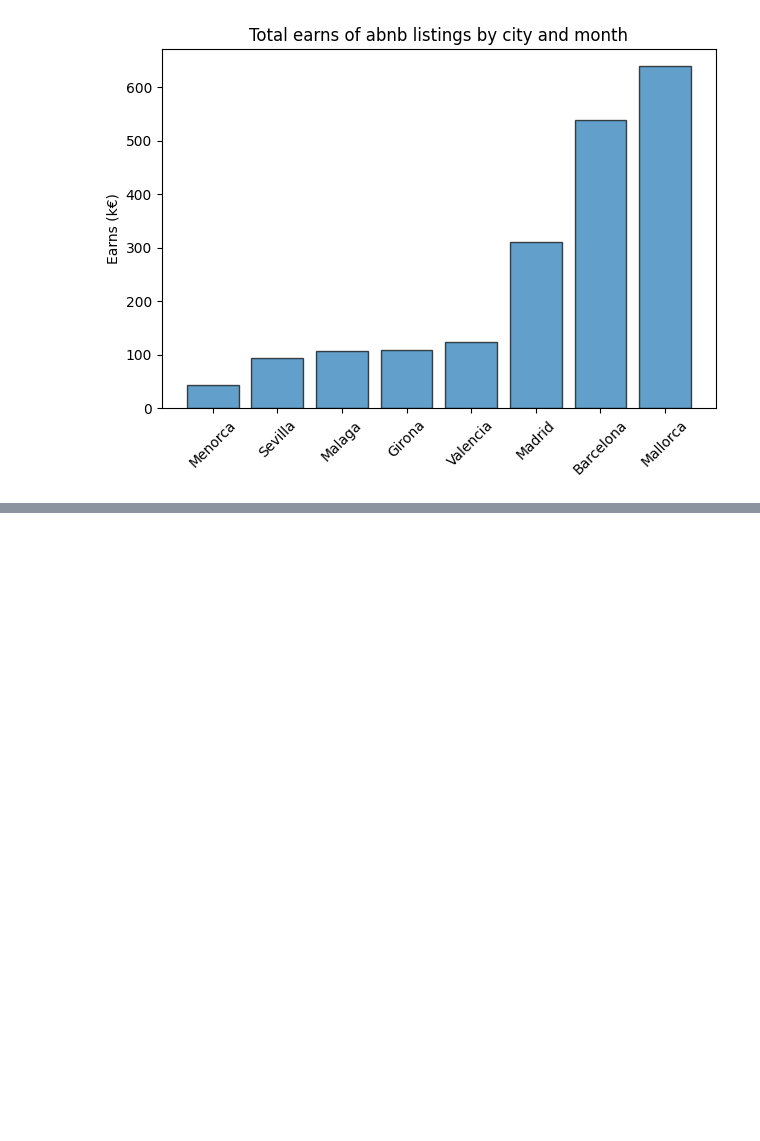
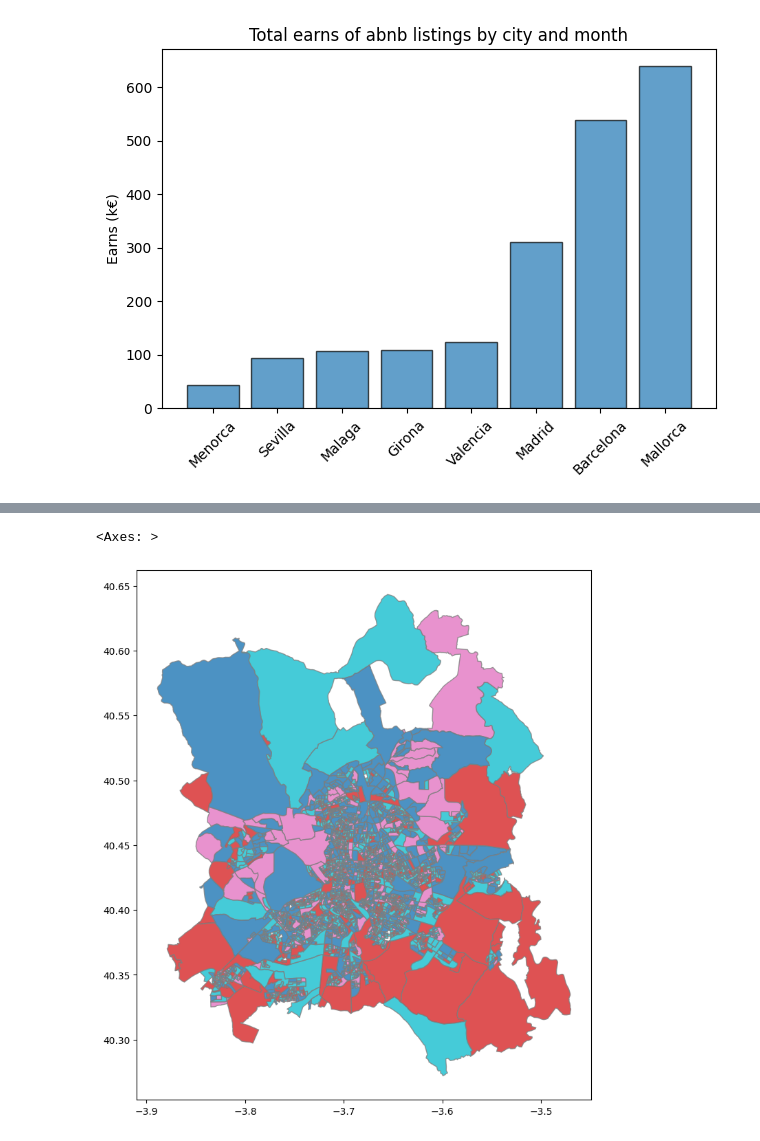
Before and after one commit to mehrrero/parasites, a Jupyter notebook: tests.ipynb, the cells around one changed output, grey strips where cells are left out. Drawn from its saved outputs; the diff is of its cells as text; code cells hidden in the pictures; blank space fills up the shorter version.

```diff
--- a/tests.ipynb
+++ b/tests.ipynb
@@ -286,0 +399,2 @@ plt.show()
+# %%
+out = gpd.read_file('data/results/madrid.geojson')
@@ -286,0 +408,11 @@ plt.show()
+# %%
+gdf = out.dropna().copy()
+w = Queen.from_dataframe(gdf)
+# %%
+model = AgglomerativeClustering(
+    linkage="ward", connectivity=w.sparse, n_clusters=4
+)
+X = gdf[['profit', 'ingresos_medios', 'ratio']].select_dtypes(include=["number"])
+# Fit algorithm to the data
+model.fit(X)
+gdf['cluster'] = model.labels_
@@ -286,0 +437,5 @@ plt.show()
+# %%
+gdf.plot(column='cluster', categorical=True, linewidth=1, edgecolor='grey', figsize=(10, 10), alpha=0.8)
+# %% [output]
+<Axes: >
+[figure, added]
```
Also changed, not shown: parts of 20 cells of this notebook, 12 other files.
